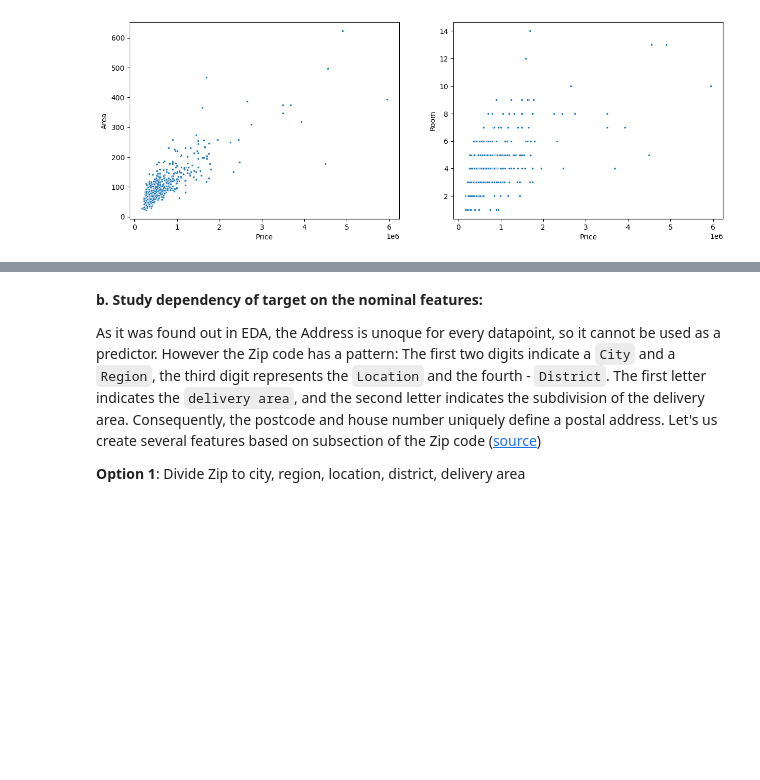
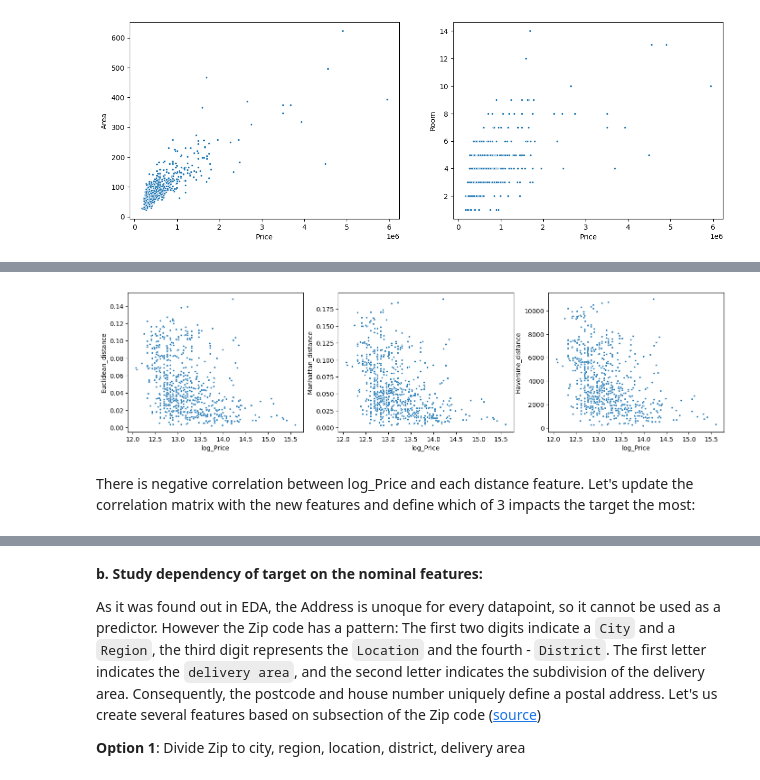
Before and after one commit to nadiia-duiunova/House_price, a Jupyter notebook: Stat inference.ipynb, the cells around one changed output, grey strips where cells are left out. Drawn from its saved outputs; the diff is of its cells as text; code cells hidden in the pictures; blank space fills up the shorter version.

Commit message:
Add "distance" feature engineering

```diff
--- a/Stat inference.ipynb
+++ b/Stat inference.ipynb
@@ -295,0 +371,20 @@ So, we could only use the **Area** feature for the first model, because Lon nad
+# %%
+center_lat = data['Lat'].mean()
+center_lon = data['Lon'].mean()
+# %%
+# generate distance features
+data = data.assign(
+    **{
+        "Euclidean_distance": lambda df: distance_betw_2points(
+            df["Lat"], center_lat, df["Lon"], center_lon, method='Euclidean'
+        ),
+        "Manhattan_distance": lambda df: distance_betw_2points(
+            df["Lat"], center_lat, df["Lon"], center_lon, method='Manhattan'
+        ),
+        "Haversine_distance": lambda df: distance_betw_2points(
+            df["Lat"], center_lat, df["Lon"], center_lon, method='Haversine'
+        )
+    }
+)
+
+data.head()
@@ -295,0 +398,8 @@ So, we could only use the **Area** feature for the first model, because Lon nad
+# %%
+fig, axes = plt.subplots(1, 3, figsize=(17, 4))
+for count, feature in enumerate(data.columns[-3:]):
+    sns.scatterplot(data = data, x = 'log_Price', y = feature, marker='.', ax = axes.flatten()[count])
+# %% [output]
+[figure, added]
+# %% [markdown]
+There is negative correlation between log_Price and each distance feature. Let's update the correlation matrix with the new features and define which of 3 impacts the target the most:
```
Also changed, not shown: parts of 41 cells of this notebook.
